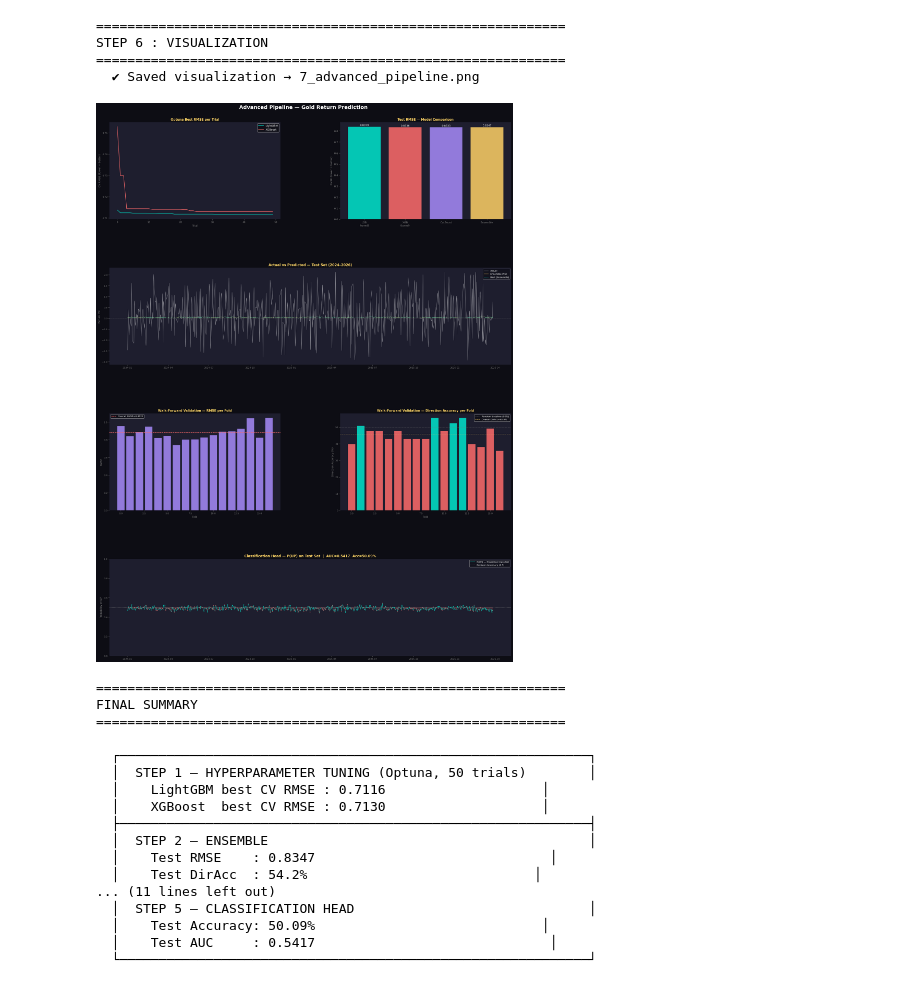
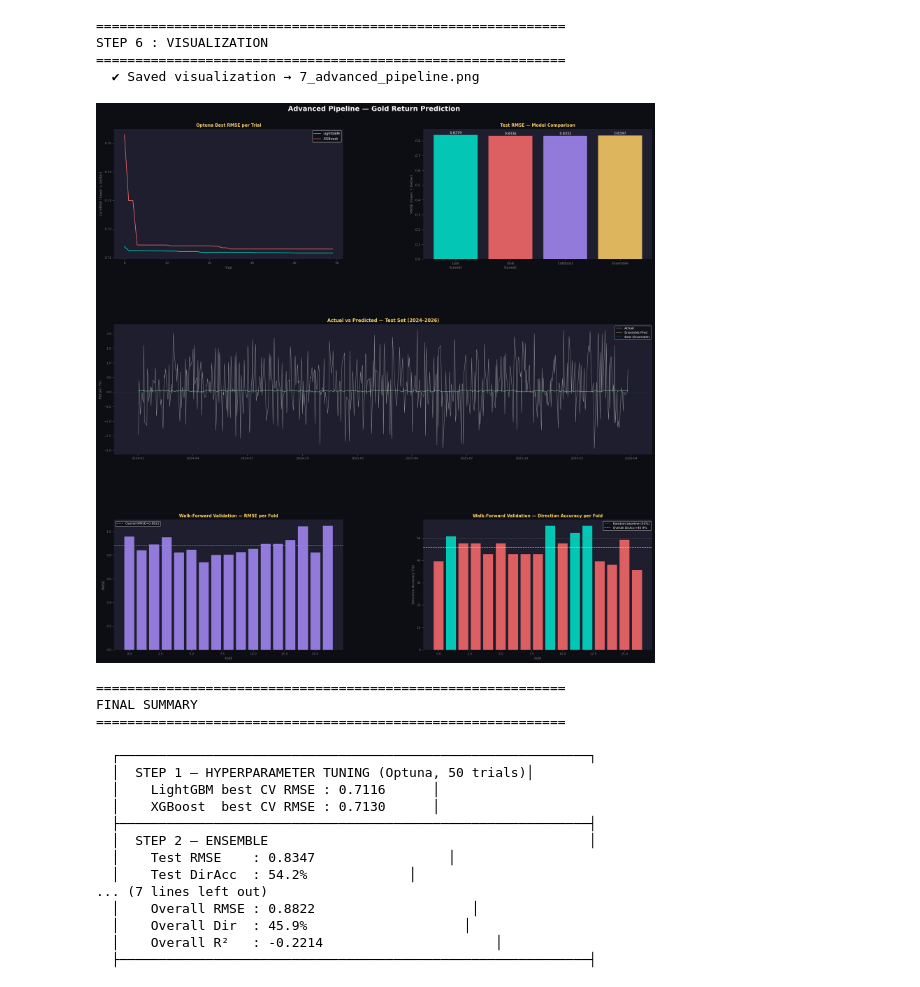
Before and after one commit to atiwit/CPE232-goldpriceforecast, a Jupyter notebook: notebooks/6_models/regression/essemble.ipynb, the cells around one changed output. Drawn from its saved outputs; the diff is of its cells as text; code cells hidden in the pictures.

Commit message:
edit ensemble

```diff
--- a/notebooks/6_models/regression/essemble.ipynb
+++ b/notebooks/6_models/regression/essemble.ipynb
@@ -690,60 +572,34 @@ ax4.set_ylabel("RMSE", color="gray", fontsize=9)
 ax4.legend(fontsize=8, facecolor=FIG_COLOR, labelcolor="white")
 ax4.tick_params(colors="gray", labelsize=8)
 ax4.spines[:].set_visible(False)
 
 # ── Panel 5: Walk-Forward — DirAcc per fold
 ax5 = fig.add_subplot(gs[2, 1])
 ax5.set_facecolor(GRID_COLOR)
 dir_accs = [f["DirAcc%"] for f in wf_fold_metrics]
 colors_wf = [ACCENT1 if d > 50 else ACCENT2 for d in dir_accs]
 ax5.bar(range(len(wf_fold_metrics)), dir_accs, color=colors_wf, alpha=0.85, edgecolor="none")
 ax5.axhline(50, color="gray", linestyle="--", lw=1.0, alpha=0.6, label="Random baseline (50%)")
 ax5.axhline(wf_overall_dir, color=ACCENT3, linestyle="--", lw=1.2,
             label=f"Overall DirAcc={wf_overall_dir:.1f}%")
 ax5.set_title("Walk-Forward Validation — Direction Accuracy per Fold", color=ACCENT3,
               fontsize=11, fontweight="bold")
 ax5.set_xlabel("Fold", color="gray", fontsize=9)
 ax5.set_ylabel("Direction Accuracy (%)", color="gray", fontsize=9)
 ax5.legend(fontsize=8, facecolor=FIG_COLOR, labelcolor="white")
 ax5.tick_params(colors="gray", labelsize=8)
 ax5.spines[:].set_visible(False)
 
-# ── Panel 6: Classification — Probability over Test Period
-ax6 = fig.add_subplot(gs[3, :])
-ax6.set_facecolor(GRID_COLOR)
-ax6.plot(X_test.index, pred_cls_ens_proba_test, color=ACCENT1, lw=0.8, alpha=0.85,
-         label="P(UP) — Ensemble Classifier")
-ax6.fill_between(X_test.index, pred_cls_ens_proba_test, 0.5,
-                 where=(pred_cls_ens_proba_test > 0.5), color=ACCENT1, alpha=0.15)
-ax6.fill_between(X_test.index, pred_cls_ens_proba_test, 0.5,
-                 where=(pred_cls_ens_proba_test < 0.5), color=ACCENT2, alpha=0.15)
-ax6.axhline(0.5, color="gray", linestyle="--", lw=0.8, alpha=0.7, label="Decision boundary (0.5)")
-# mark actual direction
-correct_mask = (y_test_cls.values == (pred_cls_ens_proba_test > 0.5).astype(int))
-ax6.scatter(X_test.index[correct_mask],
-            pred_cls_ens_proba_test[correct_mask],
-            color=ACCENT1, s=5, alpha=0.4, zorder=3)
-ax6.scatter(X_test.index[~correct_mask],
-            pred_cls_ens_proba_test[~correct_mask],
-            color=ACCENT2, s=5, alpha=0.4, zorder=3)
-ax6.set_title(f"Classification Head — P(UP) on Test Set  |  AUC={ens_test_auc:.4f}  Acc={ens_test_acc:.2%}",
-              color=ACCENT3, fontsize=12, fontweight="bold")
-ax6.set_ylabel("Probability of UP", color="gray", fontsize=9)
-ax6.set_ylim(0, 1)
-ax6.legend(fontsize=8, facecolor=FIG_COLOR, labelcolor="white", framealpha=0.6)
-ax6.tick_params(colors="gray", labelsize=8)
-ax6.spines[:].set_visible(False)
-ax6.xaxis.set_major_formatter(plt.matplotlib.dates.DateFormatter("%Y-%m"))
 
 plt.savefig(BASE + "7_advanced_pipeline.png", dpi=140, bbox_inches="tight", facecolor=FIG_COLOR)
 print("  ✔ Saved visualization → 7_advanced_pipeline.png")
 plt.show()
 # %% [output]
 ============================================================
 STEP 6 : VISUALIZATION
 ============================================================
   ✔ Saved visualization → 7_advanced_pipeline.png
-[figure, old version]
+[figure, new version]
 # %%
 # ============================================================
 # FINAL SUMMARY
@@ -754,28 +610,25 @@ print("=" * 60)
 
 print(f"""
   ┌────────────────────────────────────────────────────────────┐
-  │  STEP 1 — HYPERPARAMETER TUNING (Optuna, {N_TRIALS} trials)        │
-  │    LightGBM best CV RMSE : {study_lgb.best_value:.4f}                    │
-  │    XGBoost  best CV RMSE : {study_xgb.best_value:.4f}                    │
+  │  STEP 1 — HYPERPARAMETER TUNING (Optuna, {N_TRIALS} trials)│
+  │    LightGBM best CV RMSE : {study_lgb.best_value:.4f}      │
+  │    XGBoost  best CV RMSE : {study_xgb.best_value:.4f}      │
   ├────────────────────────────────────────────────────────────┤
   │  STEP 2 — ENSEMBLE                                         │
-  │    Test RMSE    : {m_ens_test['rmse']:.4f}                              │
-  │    Test DirAcc  : {m_ens_test['dir_acc']:.1f}%                             │
-  │    Test R²      : {m_ens_test['r2']:.4f}                              │
+  │    Test RMSE    : {m_ens_test['rmse']:.4f}                 │
+  │    Test DirAcc  : {m_ens_test['dir_acc']:.1f}%             │
+  │    Test R²      : {m_ens_test['r2']:.4f}                   │
   ├────────────────────────────────────────────────────────────┤
   │  STEP 3 — REGIME-SWITCHING MODEL                           │
-  │    Best final   : {best_name:<30}       │
-  │    Test RMSE    : {candidates[best_name][0]:.4f}                              │
+  │    Best final   : {best_name:<30}                          │
+  │    Test RMSE    : {candidates[best_name][0]:.4f}           │
   ├────────────────────────────────────────────────────────────┤
   │  STEP 4 — WALK-FORWARD VALIDATION                          │
-  │    Overall RMSE : {wf_overall_rmse:.4f}                              │
-  │    Overall Dir  : {wf_overall_dir:.1f}%                             │
-  │    Overall R²   : {wf_overall_r2:.4f}                              │
+  │    Overall RMSE : {wf_overall_rmse:.4f}                    │
+  │    Overall Dir  : {wf_overall_dir:.1f}%                    │
+  │    Overall R²   : {wf_overall_r2:.4f}                      │
   ├────────────────────────────────────────────────────────────┤
-  │  STEP 5 — CLASSIFICATION HEAD                              │
-  │    Test Accuracy: {ens_test_acc:.2%}                             │
-  │    Test AUC     : {ens_test_auc:.4f}                              │
-  └────────────────────────────────────────────────────────────┘
+
 """)
 # %% [output]
 ============================================================
@@ -783,15 +636,15 @@ FINAL SUMMARY
 ============================================================
 
   ┌────────────────────────────────────────────────────────────┐
-  │  STEP 1 — HYPERPARAMETER TUNING (Optuna, 50 trials)        │
-  │    LightGBM best CV RMSE : 0.7116                    │
-  │    XGBoost  best CV RMSE : 0.7130                    │
+  │  STEP 1 — HYPERPARAMETER TUNING (Optuna, 50 trials)│
+  │    LightGBM best CV RMSE : 0.7116      │
+  │    XGBoost  best CV RMSE : 0.7130      │
   ├────────────────────────────────────────────────────────────┤
   │  STEP 2 — ENSEMBLE                                         │
-  │    Test RMSE    : 0.8347                              │
-  │    Test DirAcc  : 54.2%                             │
-... (11 lines left out)
-  │  STEP 5 — CLASSIFICATION HEAD                              │
-  │    Test Accuracy: 50.09%                             │
-  │    Test AUC     : 0.5417                              │
-  └────────────────────────────────────────────────────────────┘
+  │    Test RMSE    : 0.8347                 │
+  │    Test DirAcc  : 54.2%             │
+... (7 lines left out)
+  │    Overall RMSE : 0.8822                    │
+  │    Overall Dir  : 45.9%                    │
+  │    Overall R²   : -0.2214                      │
+  ├────────────────────────────────────────────────────────────┤
```
Also changed, not shown: parts of 3 cells of this notebook, 7 other files.
